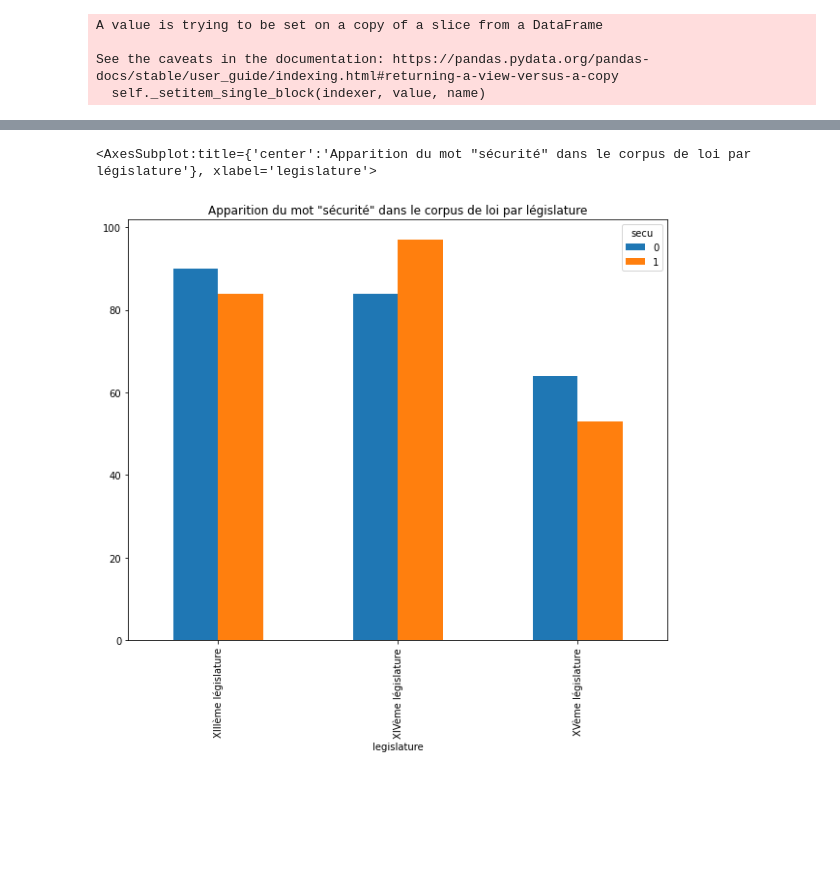
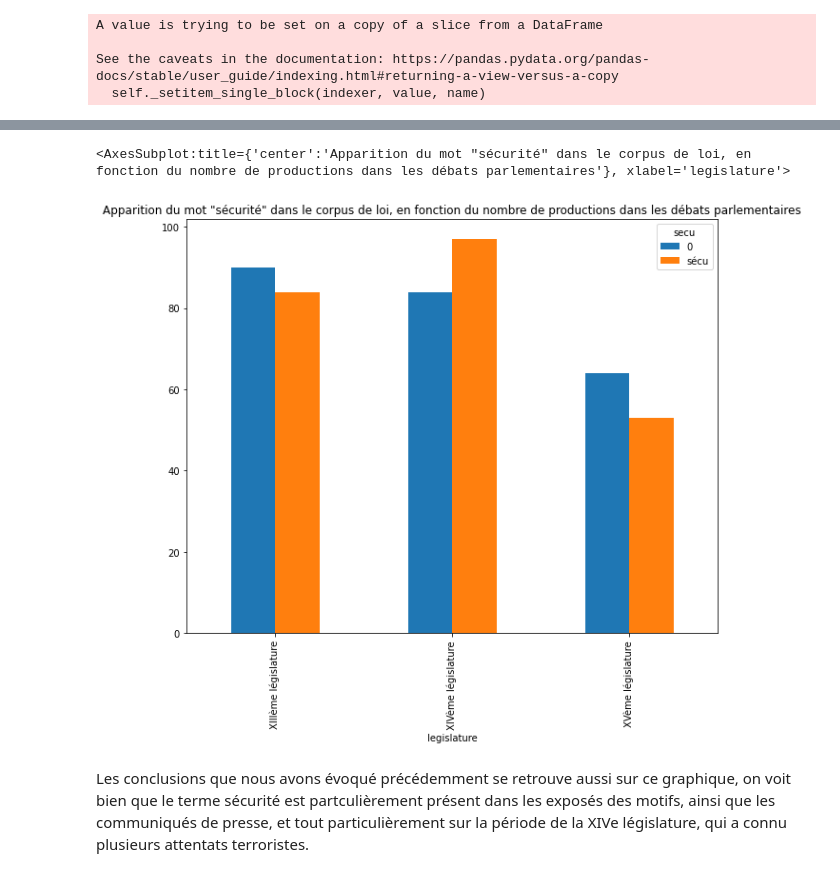
Before and after one commit to Geminy3/ProjetHNSKOL, a Jupyter notebook: Analyses XPO + COM.ipynb, the cells around one changed output, grey strips where cells are left out. Cells and saved outputs as stored; diff of their text form; code cells hidden in the pictures; blank space fills up the shorter version.

```diff
--- a/Analyses XPO + COM.ipynb
+++ b/Analyses XPO + COM.ipynb
@@ -222,9 +236,13 @@ Xpo["secu"] = ["" for i in range(len(Xpo))]
 
 for i in range(len(Xpo)):
     if "sécurité" in Xpo.preprocessed_xpo.loc[i]:
-        Xpo["secu"].loc[i] = 1
+        Xpo["secu"].loc[i] = "sécu"
+#    elif "protection" in Xpo.preprocessed_xpo.loc[i]:
+#        Xpo["secu"].loc[i] = "protection"
+#    elif "terrori" in Xpo.preprocessed_xpo.loc[i]:
+#        Xpo["secu"].loc[i] = "terrorisme"
     else:
-        Xpo["secu"].loc[i] = 0
+        Xpo["secu"].loc[i] = "0"
 # %% [output]
 A value is trying to be set on a copy of a slice from a DataFrame
 
@@ -238,6 +279,8 @@ Xpo.groupby(['year', 'secu']).secu.count().unstack().plot(kind="bar", title="App
 # %%
-Xpo.groupby(['legislature', 'secu']).secu.count().unstack().plot(kind="bar", title="Apparition du mot \"sécurité\" dans le corpus de loi par législature", figsize=(10,8))
+Xpo.groupby(['legislature']).secu.value_counts().unstack().plot(kind="bar", title="Apparition du mot \"sécurité\" dans le corpus de loi, en fonction du nombre de productions dans les débats parlementaires", figsize=(10,8))
 # %% [output]
-<AxesSubplot:title={'center':'Apparition du mot "sécurité" dans le corpus de loi par législature'}, xlabel='legislature'>
+<AxesSubplot:title={'center':'Apparition du mot "sécurité" dans le corpus de loi, en fonction du nombre de productions dans les débats parlementaires'}, xlabel='legislature'>
-[figure, old version]
+[figure, new version]
+# %% [markdown]
+Les conclusions que nous avons évoqué précédemment se retrouve aussi sur ce graphique, on voit bien que le terme sécurité est partculièrement présent dans les exposés des motifs, ainsi que les communiqués de presse, et tout particulièrement sur la période de la XIVe législature, qui a connu plusieurs attentats terroristes.
 # %%
```
Also changed, not shown: parts of 31 cells of this notebook.
